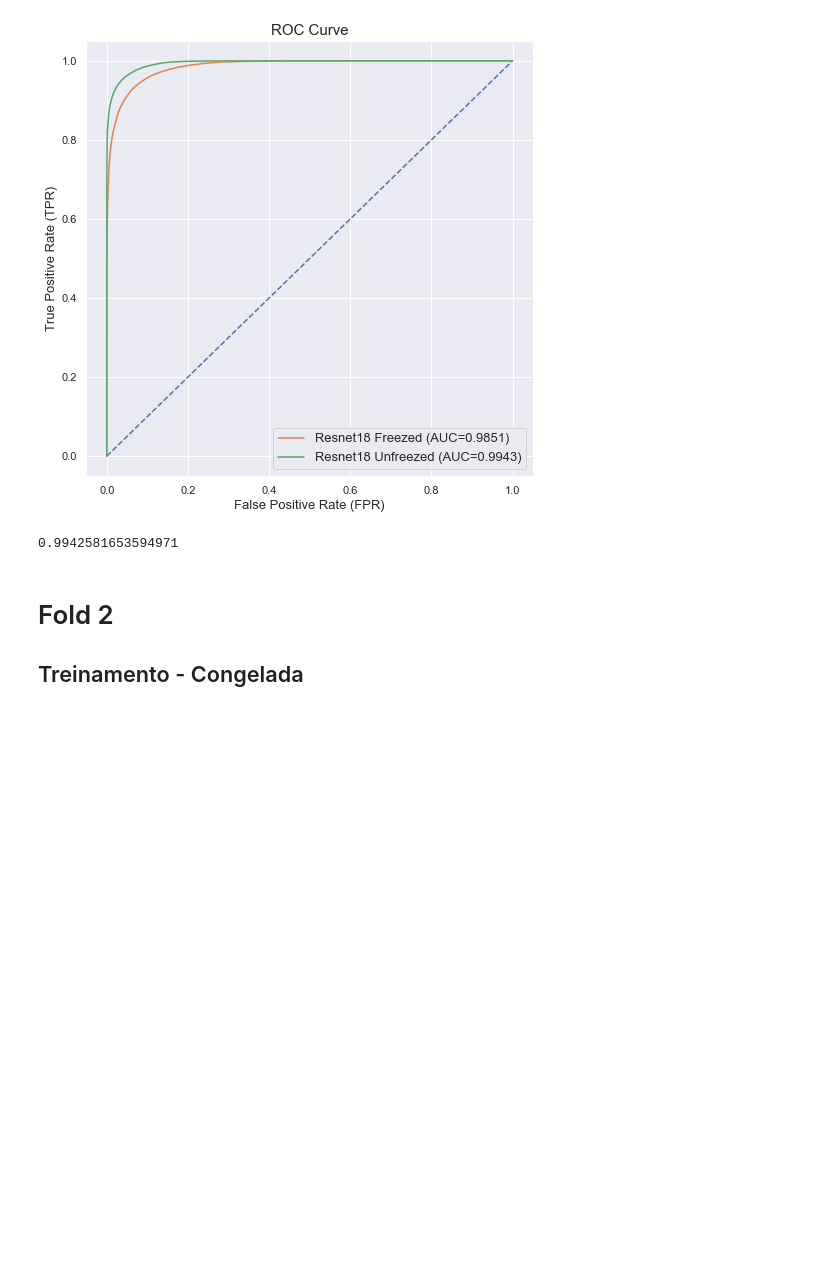
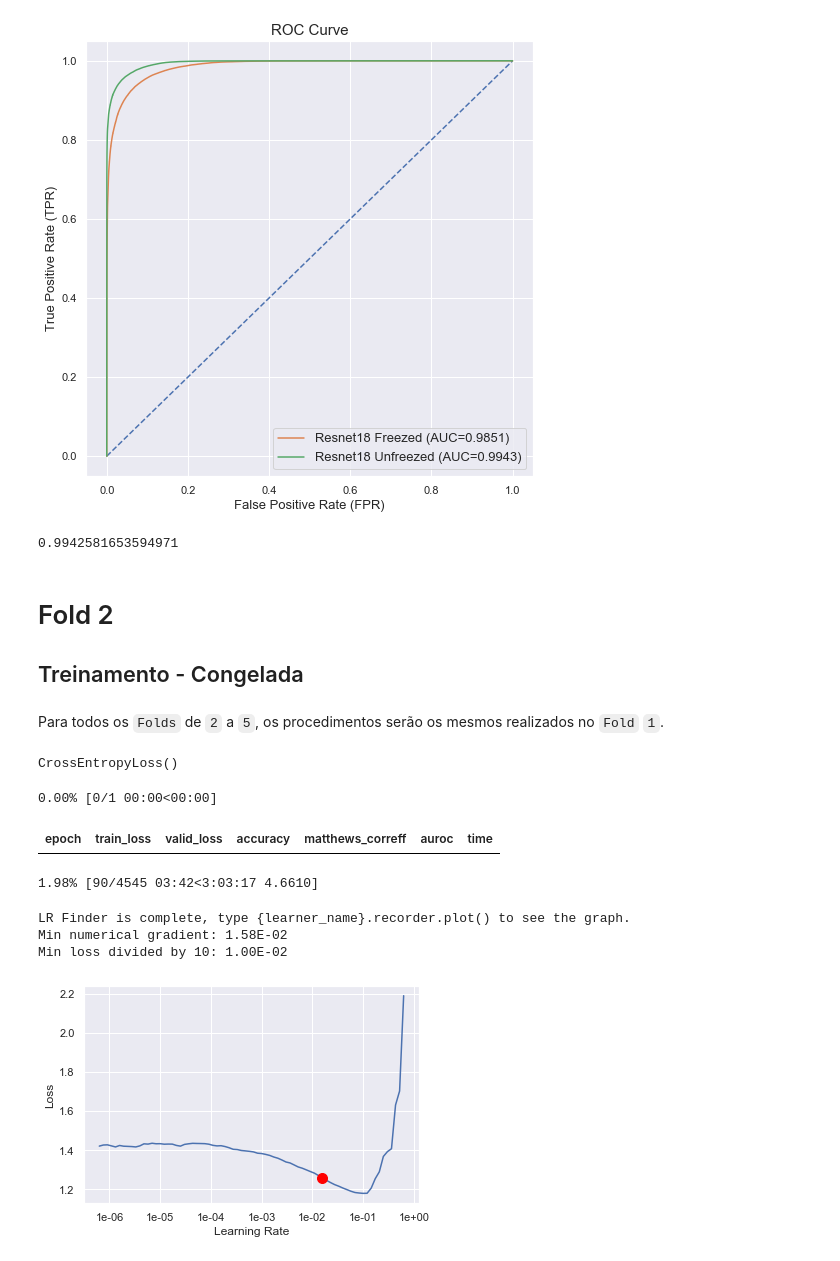
Before and after one commit to ChristianCFranca/unb-tg-deepfakerecognition, a Jupyter notebook: Treinamento Fastai Resnet18.ipynb, the cells around one changed output. Saved outputs shown, nothing was run; the diff lists cells and outputs as text; code cells hidden in the pictures; blank space fills up the shorter version.

```diff
--- a/Treinamento Fastai Resnet18.ipynb
+++ b/Treinamento Fastai Resnet18.ipynb
@@ -384,3 +397,29 @@ auc_score_unfreezed
 # %% [markdown]
 # Fold 2
 ## Treinamento - Congelada
+# %% [markdown]
+Para todos os `Folds` de `2` a `5`, os procedimentos serão os mesmos realizados no `Fold` `1`.
+# %%
+split = 1
+
+# Cria-se um novo learner Resnet18 e corrige-se os pesos das classes na função de custo
+learn = cnn_learner(data=data_cv[split],
+                    base_arch=models.resnet18,
+                    metrics=[accuracy, mcc, auroc],
+                    callback_fns=[partial(EarlyStoppingCallback, monitor='valid_loss', min_delta=0.005, patience=3), ShowGraph]).to_fp16()
+
+learn.loss_func = nn.CrossEntropyLoss(weight=weight).to(device)
+learn.loss_func
+# %% [output]
+CrossEntropyLoss()
+# %%
+learn.lr_find()
+learn.recorder.plot(suggestion=True)
+# %% [output]
+0.00% [0/1 00:00<00:00]
+| epoch | train_loss | valid_loss | accuracy | matthews_correff | auroc | time |
+1.98% [90/4545 03:42<3:03:17 4.6610]
+LR Finder is complete, type {learner_name}.recorder.plot() to see the graph.
+Min numerical gradient: 1.58E-02
+Min loss divided by 10: 1.00E-02
+[figure, added]
```
Also changed, not shown: parts of 13 cells of this notebook.
